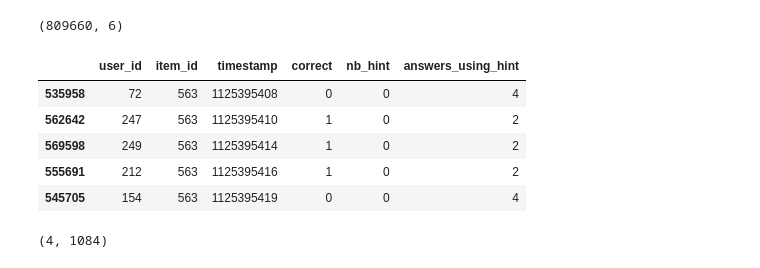
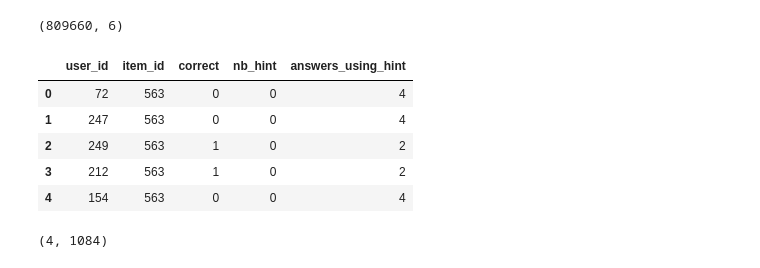
Before and after one commit to ab3masta/pfe_final_notebook, a Jupyter notebook: create_matries.ipynb, the cells around one changed output. Cells and saved outputs as stored; diff of their text form; code cells hidden in the pictures.

```diff
--- a/create_matries.ipynb
+++ b/create_matries.ipynb
@@ -5,17 +5,18 @@ import pandas as pd
 import seaborn as sns
 from tqdm import tqdm
 # %%
-needed = pd.read_csv("./data/neededData.csv")
+needed = pd.read_csv("./data/neededData2.csv")
 print(needed.shape)
+needed = needed.drop(columns=['Unnamed: 0',])
 needed.head()
 # %% [output]
 (809660, 6)
-|  | user_id | item_id | timestamp | correct | nb_hint | answers_using_hint |
-| 535958 | 72 | 563 | 1125395408 | 0 | 0 | 4 |
-| 562642 | 247 | 563 | 1125395410 | 1 | 0 | 2 |
-| 569598 | 249 | 563 | 1125395414 | 1 | 0 | 2 |
-| 555691 | 212 | 563 | 1125395416 | 1 | 0 | 2 |
-| 545705 | 154 | 563 | 1125395419 | 0 | 0 | 4 |
+|  | user_id | item_id | correct | nb_hint | answers_using_hint |
+| 0 | 72 | 563 | 0 | 0 | 4 |
+| 1 | 247 | 563 | 0 | 0 | 4 |
+| 2 | 249 | 563 | 1 | 0 | 2 |
+| 3 | 212 | 563 | 1 | 0 | 2 |
+| 4 | 154 | 563 | 0 | 0 | 4 |
 # %%
 # Créer un dataframe vide qui a columns == 'item_id' et index = "Les categories des reponses: correct avec hint ==> 'CH', correct sans hint ==> 'CS', incorrect avec hint ==> 'IH' et incorrect sans hint ==> 'IS' "
 def createEmpty_sumOfAnswers_Dataframe(data):
```
Also changed, not shown: parts of 2 cells of this notebook, 11 other files.
